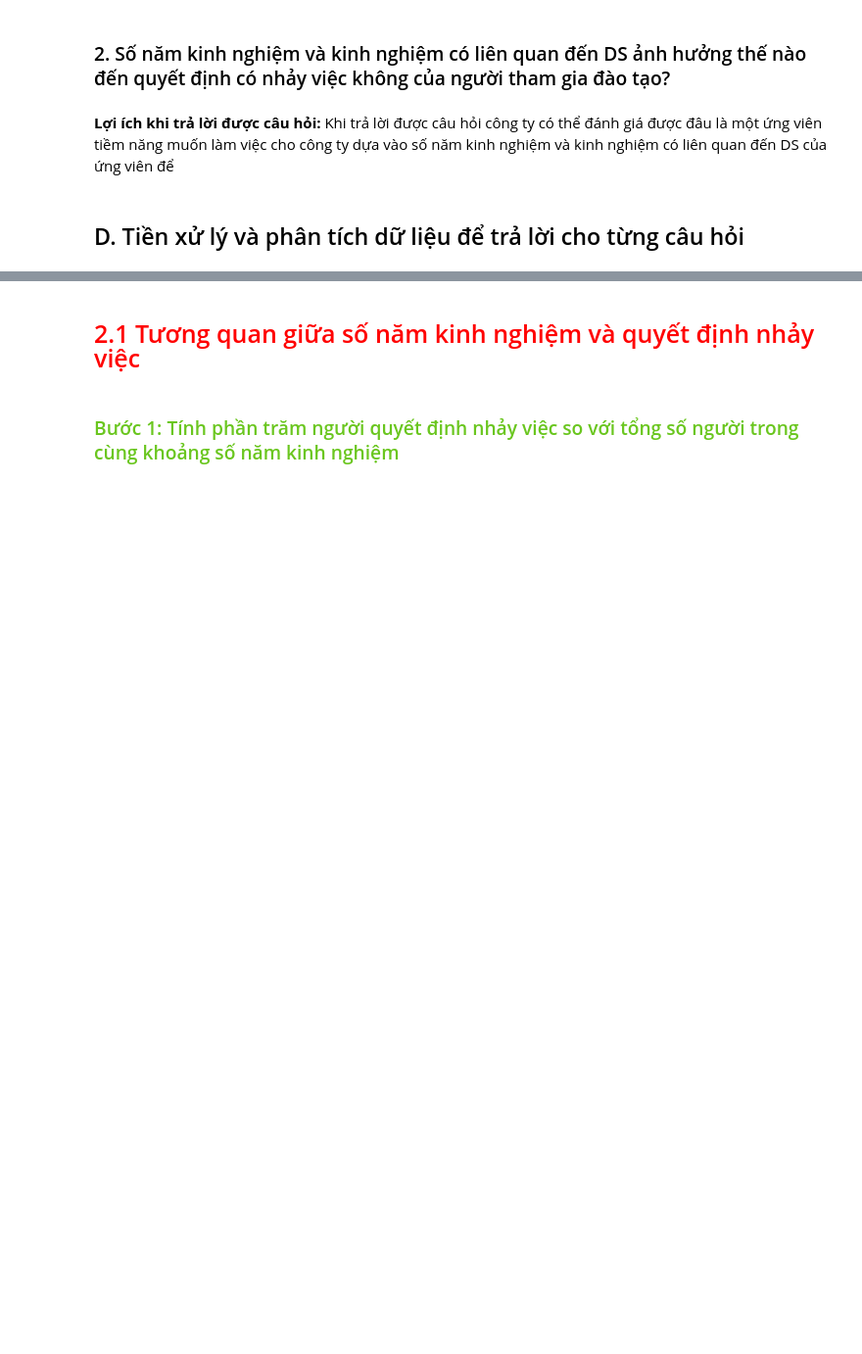
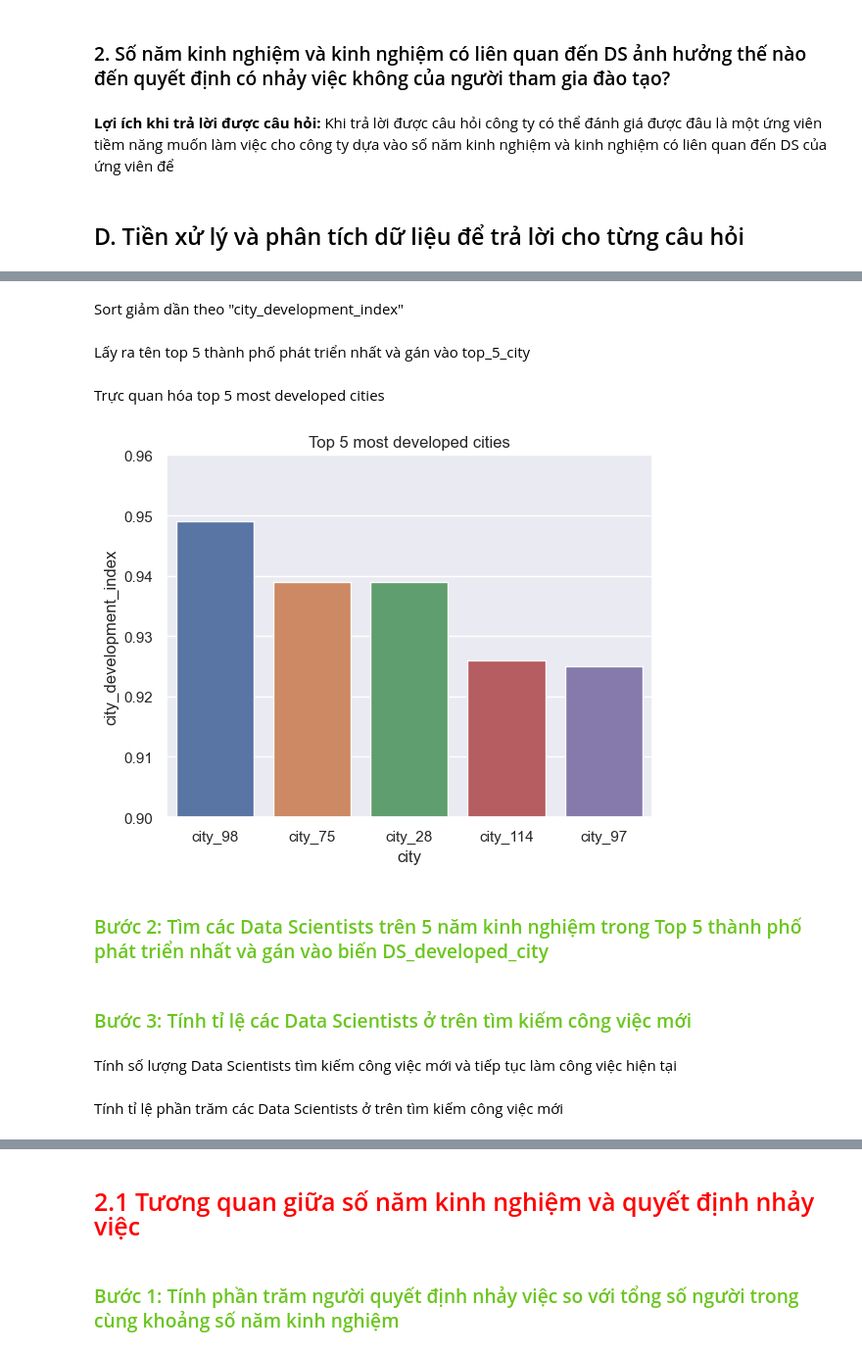
Before and after one commit to tuandat-github/P4DS-FInal-Project, a Jupyter notebook: Final Project P4DS.ipynb, the cells around one changed output, grey strips where cells are left out. Shown: that part at 98% size. Drawn from its saved outputs; the diff is of its cells as text; code cells hidden in the pictures; blank space fills up the shorter version.

Commit message:
update handle missing value, convert column, and answer Q1

```diff
--- a/Final Project P4DS.ipynb
+++ b/Final Project P4DS.ipynb
@@ -89,21 +126,13 @@ Vì trong feature experience có các dữ liệu như <1, 1, 2, ..., 20, >20 n
 # %%
-df['experience'].replace({'1':'1-5',
-                            '2':'1-5',
-                            '3':'1-5',
-                            '4':'1-5',
-                            '5':'1-5',
-                            '6':'6-10',
-                            '7':'6-10',
-                            '8':'6-10',
-                            '9':'6-10',
-                            '10':'6-10',
-                            '11':'11-15',
-                            '12':'11-15',
-                            '13':'11-15',
-                            '14':'11-15',
-                            '15':'11-15',
-                            '16':'16-20',
-                            '17':'16-20',
-                            '18':'16-20',
-                            '19':'16-20',
-                            '20':'16-20'},inplace=True)
+def trans_experience(experience):
+    if isinstance(experience, float):
+        return np.nan
+    if experience == '<1':
+        return (0,1)
+    if experience == '>20':
+        return (21,30)
+    cei = math.ceil(int(experience)/5)
+    return (cei*5 - 4, cei*5)
+
+df['experience'] = df['experience'].apply(trans_experience)
+df['experience']
@@ -164,8 +256,7 @@ df.isnull().sum()
 # %% [markdown]
 Ta thấy có khá nhiều giá trị bị thiếu và đa số đều là categorical. Vì vậy, ta sẽ xóa các dòng bị thiếu.
 # %%
-#vì các dòng "relevant_experience" = "No relevent experience" thì các giá trị "company_size" và "company_type" là NaN.
-# nên ta cần giữ những dòng này lại
-df[df["relevent_experience"]=="No relevent experience"] = df[df["relevent_experience"]=="No relevent experience"].replace(np.nan, "None")
+mask = df['last_new_job'] == 'never'
+df.loc[mask,["company_size","company_type"]] = "None"
 df.dropna(inplace=True)
 df
@@ -194,0 +298,6 @@ Lợi ích khi trả lời được câu hỏi:
+# %% [markdown]
+Sort giảm dần theo "city_development_index"
+# %%
+sorted_city = df.sort_values("city_development_index", ascending=False).drop_duplicates(subset=["city"])
+# %% [markdown]
+Lấy ra tên top 5 thành phố phát triển nhất và gán vào top_5_city
@@ -194,0 +306,10 @@ Lợi ích khi trả lời được câu hỏi:
+# %% [markdown]
+Trực quan hóa top 5 most developed cities
+# %%
+sns.barplot(data=sorted_city.head(5), x='city', y='city_development_index')
+plt.ylim(0.9, 0.96)
+plt.title("Top 5 most developed cities");
+# %% [output]
+[figure, added]
+# %% [markdown]
+<h3 style='color:#6ac61f'> Bước 2: Tìm các Data Scientists trên 5 năm kinh nghiệm trong Top 5 thành phố phát triển nhất và gán vào biến DS_developed_city</h3>
@@ -194,0 +318,4 @@ Lợi ích khi trả lời được câu hỏi:
+# %% [markdown]
+<h3 style='color:#6ac61f'> Bước 3: Tính tỉ lệ các Data Scientists ở trên tìm kiếm công việc mới</h3>
+# %% [markdown]
+Tính số lượng Data Scientists tìm kiếm công việc mới và tiếp tục làm công việc hiện tại
@@ -194,0 +324,2 @@ Lợi ích khi trả lời được câu hỏi:
+# %% [markdown]
+Tính tỉ lệ phần trăm các Data Scientists ở trên tìm kiếm công việc mới
```
Also changed, not shown: parts of 37 cells of this notebook.
